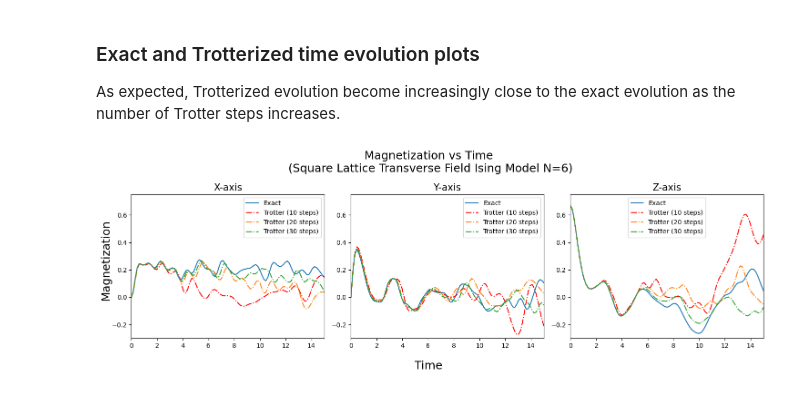
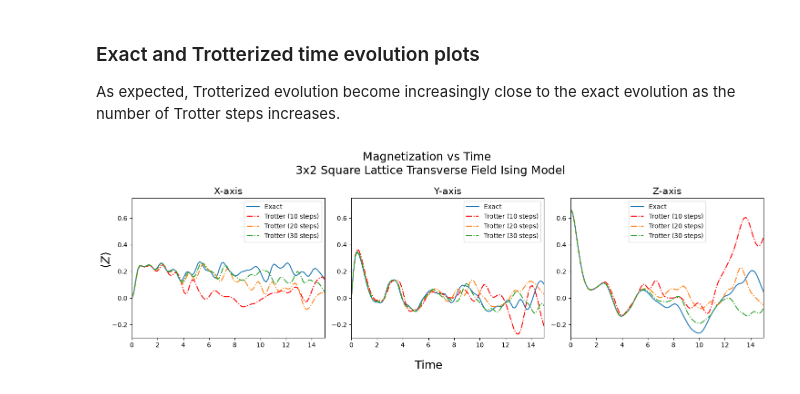
Before and after one commit to BrendanStork/many-body-qsim, a Jupyter notebook: notebooks/01_tfim_exact_vs_trotter.ipynb, the cells around one changed output. Saved outputs shown, nothing was run; the diff lists cells and outputs as text; code cells hidden in the pictures.

```diff
--- a/notebooks/01_tfim_exact_vs_trotter.ipynb
+++ b/notebooks/01_tfim_exact_vs_trotter.ipynb
@@ -64,54 +57,56 @@ array([0.+0.j, 0.+0.j, 0.+0.j, 0.+0.j, 0.+0.j, 0.+0.j, 0.+0.j, 0.+0.j,
 ### Set observables
 Magnetization along the X, Y, and Z axes.
 # %%
-obs_magX = magnetization(axis = 'X')
-obs_magY = magnetization(axis = 'Y')
-obs_magZ = magnetization(axis = 'Z')
+mX = magnetization(axis = 'X')
+mY = magnetization(axis = 'Y')
+mZ = magnetization(axis = 'Z')
 # %% [markdown]
 ### Exact and Trotterized state observables evolution
 Compares exact and Trotterized time evolution of observables. For every time t there are a fixed number of Trotter steps. This allows for direct comparison to the exact solution, as the Trotter evolution approaches exact evolution as number of steps approaches infinity. This can be used to determine how long the Trotterization remains accurate for a given circuit depth.
 # %%
+time = 15
+timesteps = 100
 
-t, magXexact = observable_vs_time(qc, H, time = 15, timesteps = 100, method = 'exact', observable = obs_magX)
-_, magXtrot10 = observable_vs_time(qc, H, time = 15, timesteps = 100, method = 'trotter_fixed_steps', trotter_steps = 10, observable = obs_magX)
-_, magXtrot20 = observable_vs_time(qc, H, time = 15, timesteps = 100, method = 'trotter_fixed_steps', trotter_steps = 20, observable = obs_magX)
-_, magXtrot30 = observable_vs_time(qc, H, time = 15, timesteps = 100, method = 'trotter_fixed_steps', trotter_steps = 30, observable = obs_magX)
+t, magXexact = observable_vs_time(qc, H, time = 15, timesteps = 100, method = 'exact', observable = mX)
+_, magXtrot10 = observable_vs_time(qc, H, time = 15, timesteps = 100, method = 'trotter_fixed_steps', trotter_steps = 10, observable = mX)
+_, magXtrot20 = observable_vs_time(qc, H, time = 15, timesteps = 100, method = 'trotter_fixed_steps', trotter_steps = 20, observable = mX)
+_, magXtrot30 = observable_vs_time(qc, H, time = 15, timesteps = 100, method = 'trotter_fixed_steps', trotter_steps = 30, observable = mX)
 
 _, magYexact = observable_vs_time(qc, H, time = 15, timesteps = 100, method = 'exact', observable = obs_magY)
-_, magYtrot10 = observable_vs_time(qc, H, time = 15, timesteps = 100, method = 'trotter_fixed_steps', trotter_steps = 10, observable = obs_magY)
-_, magYtrot20 = observable_vs_time(qc, H, time = 15, timesteps = 100, method = 'trotter_fixed_steps', trotter_steps = 20, observable = obs_magY)
-_, magYtrot30 = observable_vs_time(qc, H, time = 15, timesteps = 100, method = 'trotter_fixed_steps', trotter_steps = 30, observable = obs_magY)
+_, magYtrot10 = observable_vs_time(qc, H, time = 15, timesteps = 100, method = 'trotter_fixed_steps', trotter_steps = 10, observable = mY)
+_, magYtrot20 = observable_vs_time(qc, H, time = 15, timesteps = 100, method = 'trotter_fixed_steps', trotter_steps = 20, observable = mY)
+_, magYtrot30 = observable_vs_time(qc, H, time = 15, timesteps = 100, method = 'trotter_fixed_steps', trotter_steps = 30, observable = mY)
 
 _, magZexact = observable_vs_time(qc, H, time = 15, timesteps = 100, method = 'exact', observable = obs_magZ)
-_, magZtrot10 = observable_vs_time(qc, H, time = 15, timesteps = 100, method = 'trotter_fixed_steps', trotter_steps = 10, observable = obs_magZ)
-_, magZtrot20 = observable_vs_time(qc, H, time = 15, timesteps = 100, method = 'trotter_fixed_steps', trotter_steps = 20, observable = obs_magZ)
-_, magZtrot30 = observable_vs_time(qc, H, time = 15, timesteps = 100, method = 'trotter_fixed_steps', trotter_steps = 30, observable = obs_magZ)
+_, magZtrot10 = observable_vs_time(qc, H, time = 15, timesteps = 100, method = 'trotter_fixed_steps', trotter_steps = 10, observable = mZ)
+_, magZtrot20 = observable_vs_time(qc, H, time = 15, timesteps = 100, method = 'trotter_fixed_steps', trotter_steps = 20, observable = mZ)
+_, magZtrot30 = observable_vs_time(qc, H, time = 15, timesteps = 100, method = 'trotter_fixed_steps', trotter_steps = 30, observable = mZ)
 # %% [markdown]
 ### Exact and Trotterized time evolution plots
 As expected, Trotterized evolution become increasingly close to the exact evolution as the number of Trotter steps increases.
 # %%
 fig, axs = plt.subplots(1, 3, figsize = (15, 5))
 ylim = (-0.3, 0.75)
 
 plot_observable(t, magXexact, title = 'X-axis', label = 'Exact', ax = axs[0], ylim = ylim)
 plot_observable(t, magXtrot10, linestyle = '-.',  color ='r', label = 'Trotter (10 steps)', ax = axs[0])
 plot_observable(t, magXtrot20, linestyle = '-.', label = 'Trotter (20 steps)', ax = axs[0])
 plot_observable(t, magXtrot30, linestyle = '-.', label = 'Trotter (30 steps)', ax = axs[0])
 
 plot_observable(t, magYexact, title = 'Y-axis', label = 'Exact', ax = axs[1], ylim = ylim)
 plot_observable(t, magYtrot10, linestyle = '-.',  color ='r', label = 'Trotter (10 steps)', ax = axs[1])
 plot_observable(t, magYtrot20, linestyle = '-.', label = 'Trotter (20 steps)', ax = axs[1])
 plot_observable(t, magYtrot30, linestyle = '-.', label = 'Trotter (30 steps)', ax = axs[1])
 
 plot_observable(t, magZexact, title = 'Z-axis',  label = 'Exact', ax = axs[2], ylim = ylim)
 plot_observable(t, magZtrot10, linestyle = '-.',  color ='r', label = 'Trotter (10 steps)', ax = axs[2])
 plot_observable(t, magZtrot20, linestyle = '-.', label = 'Trotter (20 steps)', ax = axs[2])
 plot_observable(t, magZtrot30, linestyle = '-.', label = 'Trotter (30 steps)', ax = axs[2])
 
-plt.suptitle('Magnetization vs Time\n (Square Lattice Transverse Field Ising Model N=6)', fontsize = 18)
+plt.suptitle('Magnetization vs Time \n 3x2 Square Lattice Transverse Field Ising Model', fontsize = 18)
 fig.supxlabel('Time', fontsize = 18)
-fig.supylabel('Magnetization', fontsize = 18)
+fig.supylabel(r'$\langle Z \rangle$', fontsize = 18)
 plt.tight_layout()
 plt.show()
 # %% [output]
-[figure, old version]
+[figure, new version]
```
Also changed, not shown: parts of 3 cells of this notebook, 13 other files.
